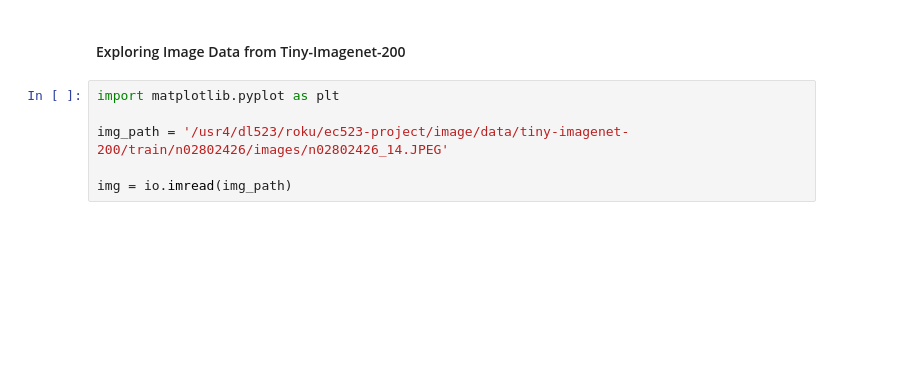
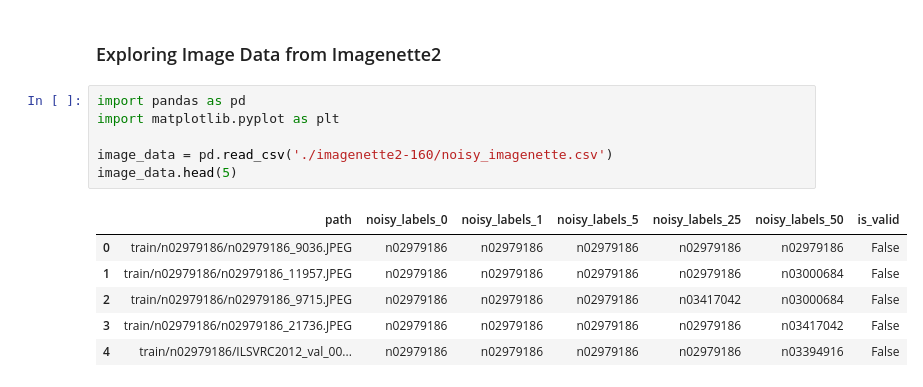
Before and after one commit to tigeryi1998/ec523-project, a Jupyter notebook: image/data/testing_data.ipynb, the cells around one changed output. Cells and saved outputs as stored; diff of their text form; blank space fills up the shorter version.

```diff
--- a/image/data/testing_data.ipynb
+++ b/image/data/testing_data.ipynb
@@ -124,11 +145,18 @@ class MaskGenerator(nn.Module):
         # now, we have a full mask with at least the desired ratio of patches, so we can return it
         return mask
 # %% [markdown]
-#### Exploring Image Data from Tiny-Imagenet-200
+### Exploring Image Data from Imagenette2
 # %%
+import pandas as pd
 import matplotlib.pyplot as plt
 
-img_path = '/usr4/dl523/roku/ec523-project/image/data/tiny-imagenet-200/train/n02802426/images/n02802426_14.JPEG'
-
-img = io.imread(img_path)
+image_data = pd.read_csv('./imagenette2-160/noisy_imagenette.csv')
+image_data.head(5)
+# %% [output]
+|  | path | noisy_labels_0 | noisy_labels_1 | noisy_labels_5 | noisy_labels_25 | noisy_labels_50 | is_valid |
+| 0 | train/n02979186/n02979186_9036.JPEG | n02979186 | n02979186 | n02979186 | n02979186 | n02979186 | False |
+| 1 | train/n02979186/n02979186_11957.JPEG | n02979186 | n02979186 | n02979186 | n02979186 | n03000684 | False |
+| 2 | train/n02979186/n02979186_9715.JPEG | n02979186 | n02979186 | n02979186 | n03417042 | n03000684 | False |
+| 3 | train/n02979186/n02979186_21736.JPEG | n02979186 | n02979186 | n02979186 | n02979186 | n03417042 | False |
+| 4 | train/n02979186/ILSVRC2012_val_00... | n02979186 | n02979186 | n02979186 | n02979186 | n03394916 | False |
 # %%
```
Also changed, not shown: parts of 9 cells of this notebook, 2 other files.
